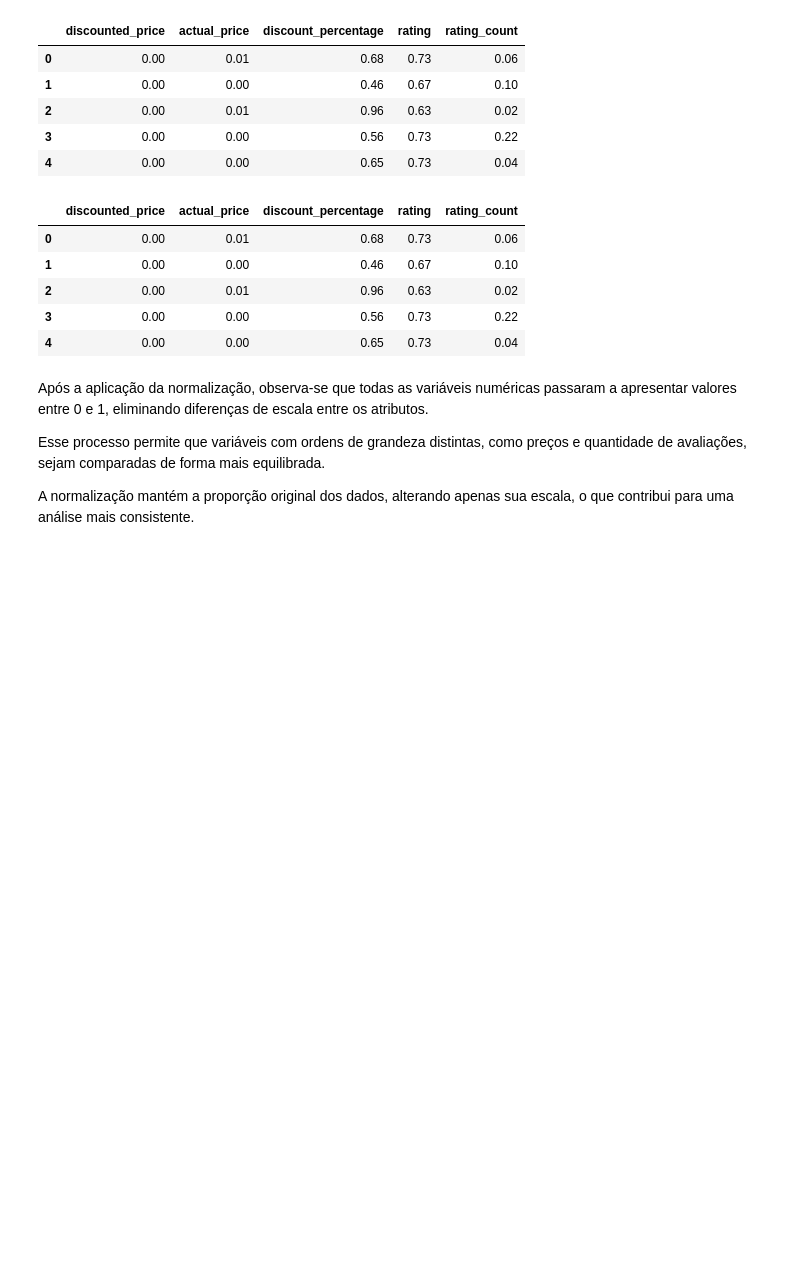
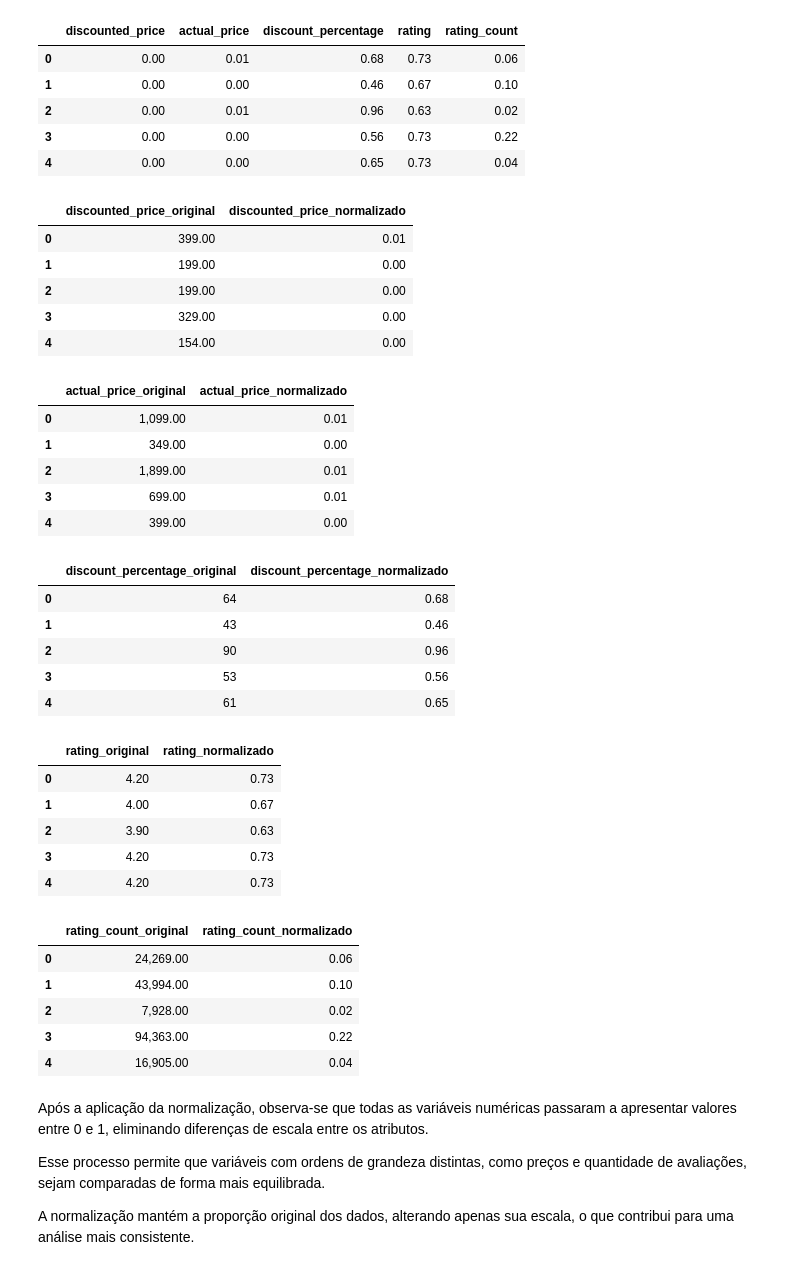
Before and after one commit to alinebbrasil/pg_ciencia_de_dados, a Jupyter notebook: MVP_Analise_de_Dados_e_Boas_Praticas/MVP_Analise_de_Dados_e_Boas_Praticas.ipynb, the cells around one changed output. Cells and saved outputs as stored; diff of their text form; code cells hidden in the pictures; blank space fills up the shorter version.

```diff
--- a/MVP_Analise_de_Dados_e_Boas_Praticas/MVP_Analise_de_Dados_e_Boas_Praticas.ipynb
+++ b/MVP_Analise_de_Dados_e_Boas_Praticas/MVP_Analise_de_Dados_e_Boas_Praticas.ipynb
@@ -538,19 +538,44 @@ df_norm[cols].head()
 | 4 | 0.00 | 0.00 | 0.65 | 0.73 | 0.04 |
 # %%
 # Comparação antes x depois da normalização (amostra)
-df_compare_norm = df_model[cols].head().copy()
-
 for col in cols:
-    df_compare_norm[col] = df_norm[col].head()
-
-df_compare_norm
+    display(
+        pd.DataFrame({
+            f'{col}_original': df_model[col].head().values,
+            f'{col}_normalizado': df_norm[col].head().values
+        }).round(3)
+    )
 # %% [output]
-|  | discounted_price | actual_price | discount_percentage | rating | rating_count |
-| 0 | 0.00 | 0.01 | 0.68 | 0.73 | 0.06 |
-| 1 | 0.00 | 0.00 | 0.46 | 0.67 | 0.10 |
-| 2 | 0.00 | 0.01 | 0.96 | 0.63 | 0.02 |
-| 3 | 0.00 | 0.00 | 0.56 | 0.73 | 0.22 |
-| 4 | 0.00 | 0.00 | 0.65 | 0.73 | 0.04 |
+|  | discounted_price_original | discounted_price_normalizado |
+| 0 | 399.00 | 0.01 |
+| 1 | 199.00 | 0.00 |
+| 2 | 199.00 | 0.00 |
+| 3 | 329.00 | 0.00 |
+| 4 | 154.00 | 0.00 |
+|  | actual_price_original | actual_price_normalizado |
+| 0 | 1,099.00 | 0.01 |
+| 1 | 349.00 | 0.00 |
+| 2 | 1,899.00 | 0.01 |
+| 3 | 699.00 | 0.01 |
+| 4 | 399.00 | 0.00 |
+|  | discount_percentage_original | discount_percentage_normalizado |
+| 0 | 64 | 0.68 |
+| 1 | 43 | 0.46 |
+| 2 | 90 | 0.96 |
+| 3 | 53 | 0.56 |
+| 4 | 61 | 0.65 |
+|  | rating_original | rating_normalizado |
+| 0 | 4.20 | 0.73 |
+| 1 | 4.00 | 0.67 |
+| 2 | 3.90 | 0.63 |
+| 3 | 4.20 | 0.73 |
+| 4 | 4.20 | 0.73 |
+|  | rating_count_original | rating_count_normalizado |
+| 0 | 24,269.00 | 0.06 |
+| 1 | 43,994.00 | 0.10 |
+| 2 | 7,928.00 | 0.02 |
+| 3 | 94,363.00 | 0.22 |
+| 4 | 16,905.00 | 0.04 |
 # %% [markdown]
 Após a aplicação da normalização, observa-se que todas as variáveis numéricas passaram a apresentar valores entre 0 e 1, eliminando diferenças de escala entre os atributos.
 
```
Also changed, not shown: parts of 1 cell of this notebook.
